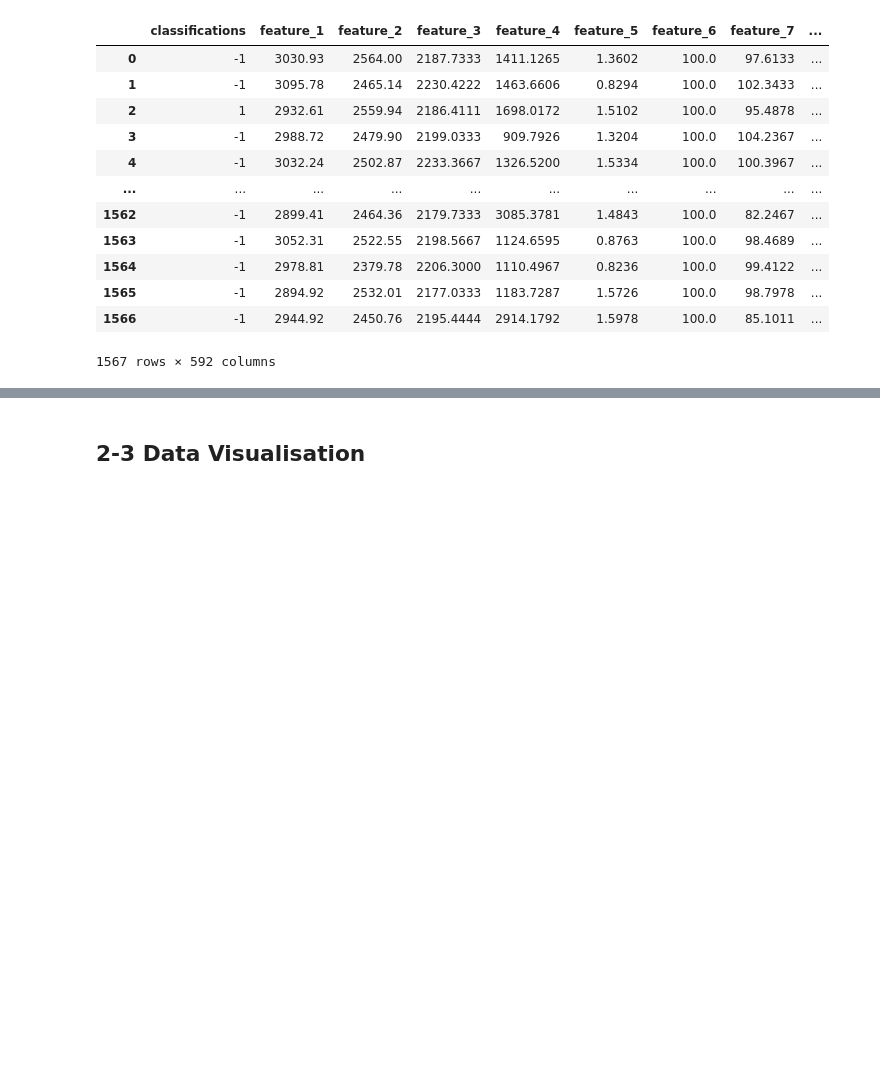
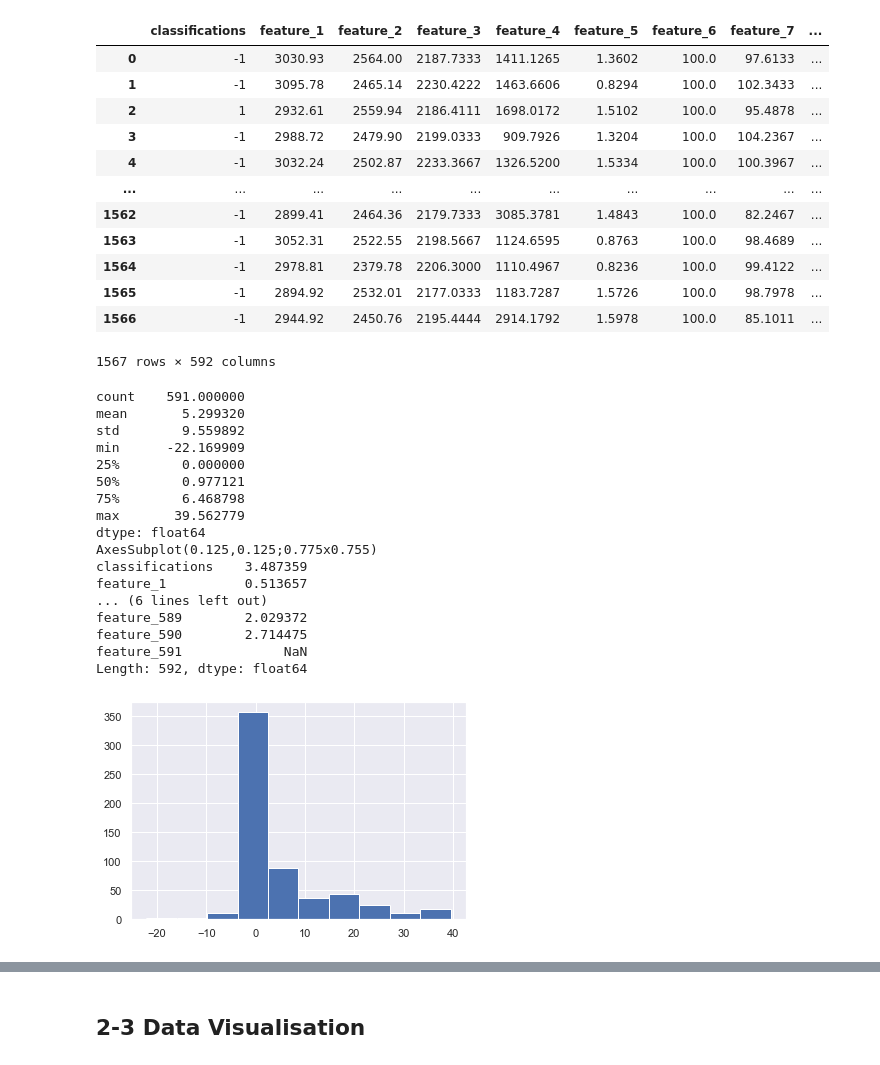
Before and after one commit to HayateSato/SECOM_Project, a Jupyter notebook: secom_file_hayate.ipynb, the cells around one changed output, grey strips where cells are left out. Saved outputs shown, nothing was run; the diff lists cells and outputs as text; code cells hidden in the pictures; blank space fills up the shorter version.

```diff
--- a/secom_file_hayate.ipynb
+++ b/secom_file_hayate.ipynb
@@ -162,3 +162,28 @@ merged_data
 | 1565 | -1 | 2894.92 | 2532.01 | 2177.0333 | 1183.7287 | 1.5726 | 100.0 | 98.7978 | ... |
 | 1566 | -1 | 2944.92 | 2450.76 | 2195.4444 | 2914.1792 | 1.5978 | 100.0 | 85.1011 | ... |
 1567 rows × 592 columns
+# %%
+sns.set_theme()
+print(merged_data.skew().describe())
+print(merged_data.skew().hist())
+
+print(merged_data.skew())
+# %% [output]
+count    591.000000
+mean       5.299320
+std        9.559892
+min      -22.169909
+25%        0.000000
+50%        0.977121
+75%        6.468798
+max       39.562779
+dtype: float64
+AxesSubplot(0.125,0.125;0.775x0.755)
+classifications    3.487359
+feature_1          0.513657
+... (6 lines left out)
+feature_589        2.029372
+feature_590        2.714475
+feature_591             NaN
+Length: 592, dtype: float64
+[figure, added]
```
Also changed, not shown: parts of 4 cells of this notebook.
